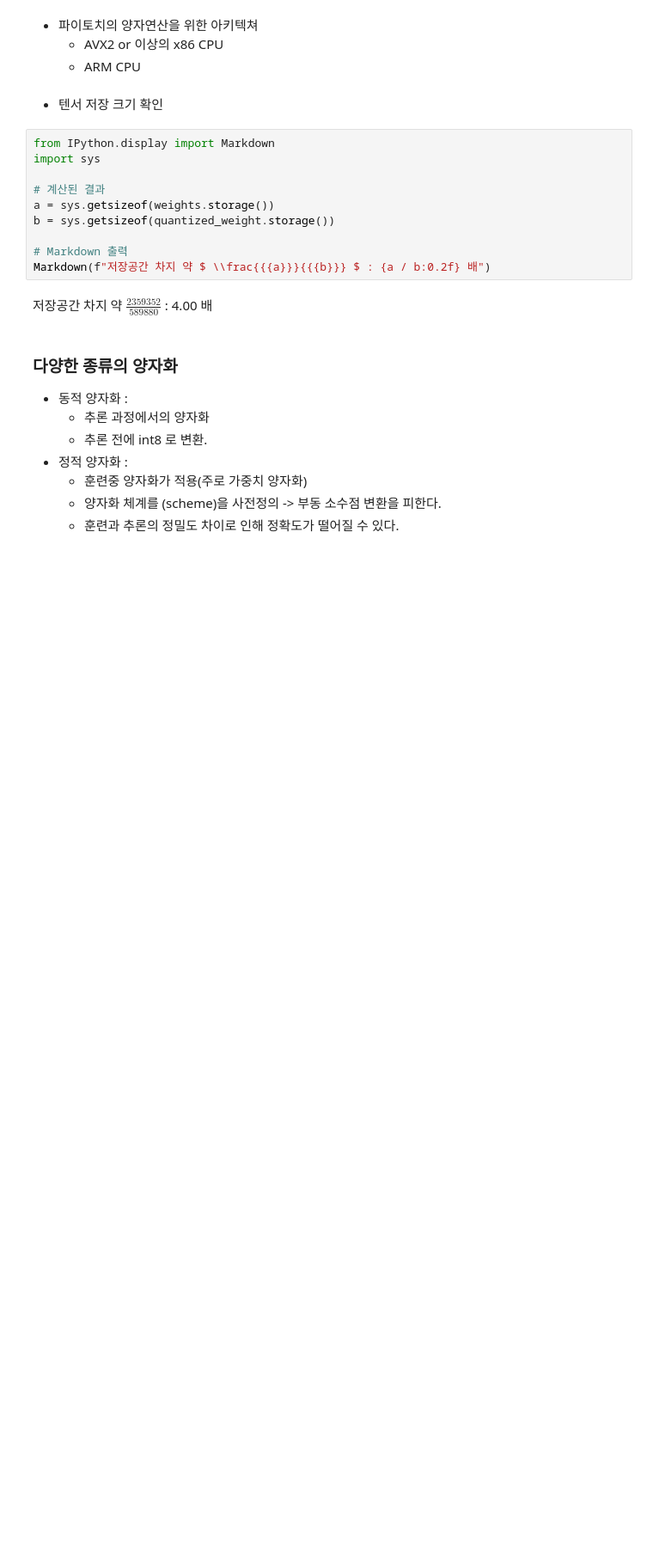
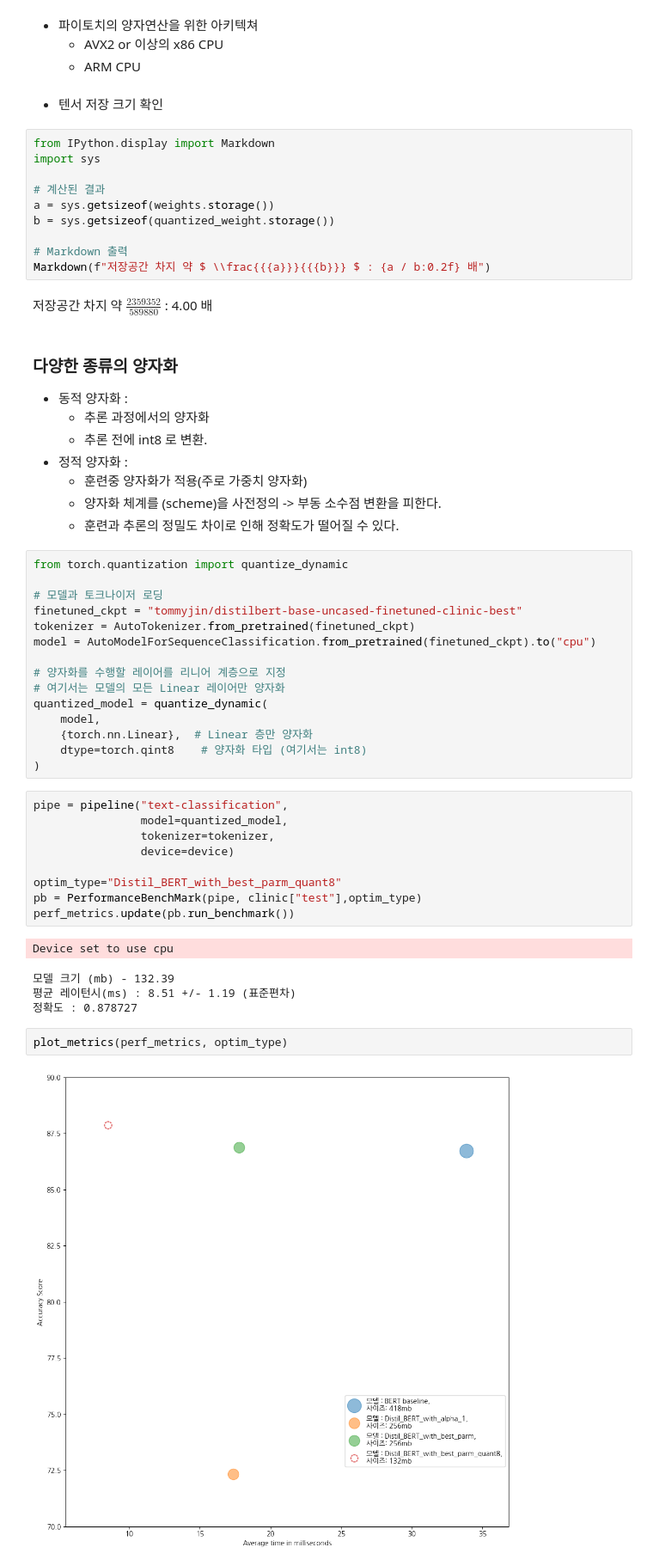
Before and after one commit to tommyjin2894/ai_study_transformer, a Jupyter notebook: 08_Efficient_ways.ipynb, the cells around one changed output. Shown: that part at 86% size. Drawn from its saved outputs; the diff is of its cells as text; blank space fills up the shorter version.

```diff
--- a/08_Efficient_ways.ipynb
+++ b/08_Efficient_ways.ipynb
@@ -561,3 +564,36 @@ Markdown(f"저장공간 차지 약 $ \\frac{{{a}}}{{{b}}} $ : {a / b:0.2f} 배")
     - 훈련중 양자화가 적용(주로 가중치 양자화)
     - 양자화 체계를 (scheme)을 사전정의 -> 부동 소수점 변환을 피한다.
     - 훈련과 추론의 정밀도 차이로 인해 정확도가 떨어질 수 있다.
+# %%
+from torch.quantization import quantize_dynamic
+
+# 모델과 토크나이저 로딩
+finetuned_ckpt = "tommyjin/distilbert-base-uncased-finetuned-clinic-best"
+tokenizer = AutoTokenizer.from_pretrained(finetuned_ckpt)
+model = AutoModelForSequenceClassification.from_pretrained(finetuned_ckpt).to("cpu")
+
+# 양자화를 수행할 레이어를 리니어 계층으로 지정
+# 여기서는 모델의 모든 Linear 레이어만 양자화
+quantized_model = quantize_dynamic(
+    model,
+    {torch.nn.Linear},  # Linear 층만 양자화
+    dtype=torch.qint8    # 양자화 타입 (여기서는 int8)
+)
+# %%
+pipe = pipeline("text-classification",
+                model=quantized_model,
+                tokenizer=tokenizer,
+                device=device)
+
+optim_type="Distil_BERT_with_best_parm_quant8"
+pb = PerformanceBenchMark(pipe, clinic["test"],optim_type)
+perf_metrics.update(pb.run_benchmark())
+# %% [output]
+Device set to use cpu
+모델 크기 (mb) - 132.39
+평균 레이턴시(ms) : 8.51 +/- 1.19 (표준편차)
+정확도 : 0.878727
+# %%
+plot_metrics(perf_metrics, optim_type)
+# %% [output]
+[figure, added]
```
Also changed, not shown: parts of 34 cells of this notebook, 3 other files.
